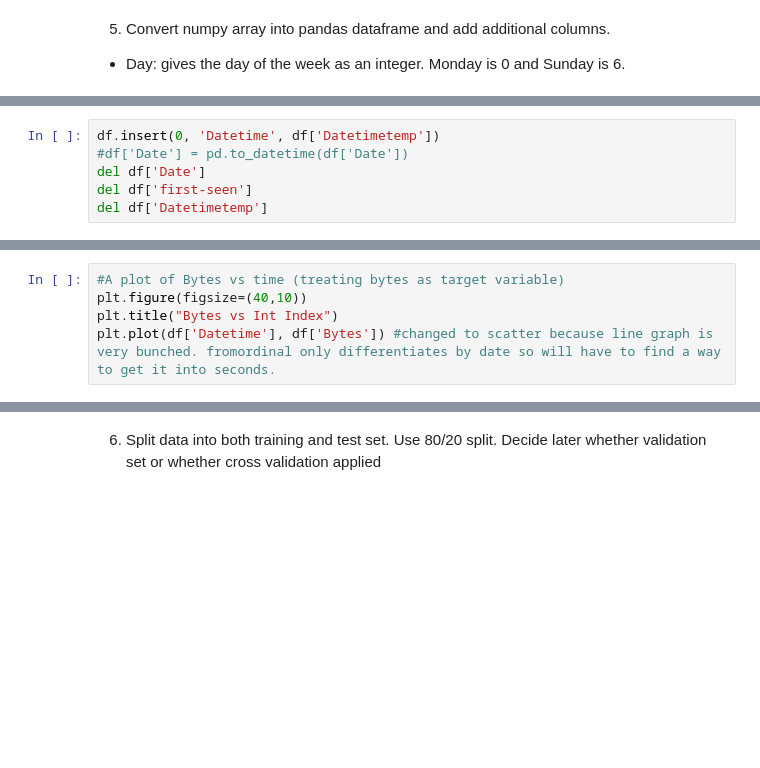
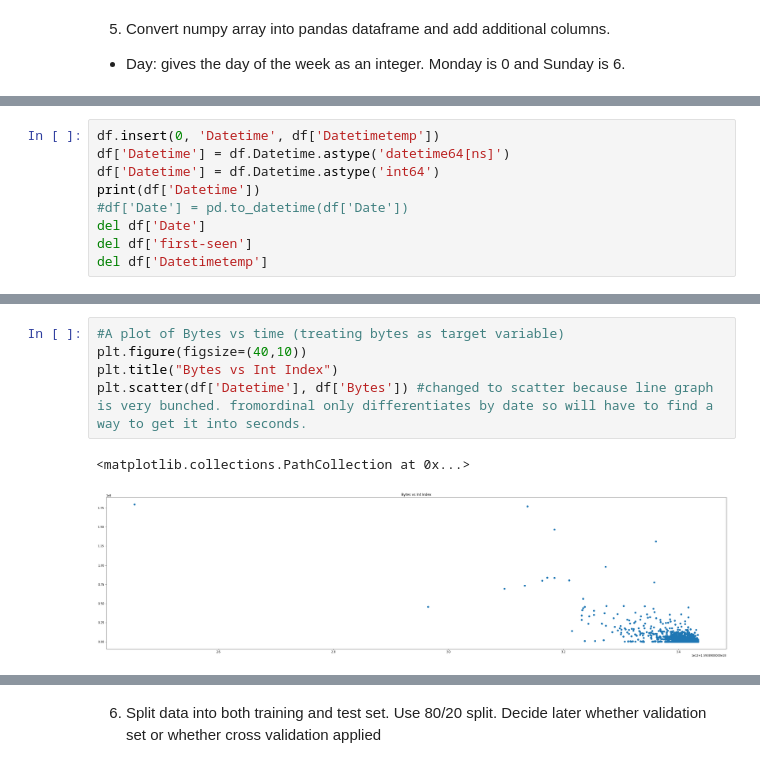
Before and after one commit to fle1scha/Deep-Learning-Network-Traffic-Prediction, a Jupyter notebook: DL4NTP.ipynb, the cells around one changed output, grey strips where cells are left out. Cells and saved outputs as stored; diff of their text form; blank space fills up the shorter version.

Commit message:
Datetime into milliseconds.

```diff
--- a/DL4NTP.ipynb
+++ b/DL4NTP.ipynb
@@ -125,5 +160,8 @@ df = df.astype({"Bpp": np.float64})
 # %%
 df.insert(0, 'Datetime', df['Datetimetemp'])
+df['Datetime'] = df.Datetime.astype('datetime64[ns]')
+df['Datetime'] = df.Datetime.astype('int64')
+print(df['Datetime'])
 #df['Date'] = pd.to_datetime(df['Date'])
 del df['Date']
 del df['first-seen']
@@ -145,8 +215,11 @@ category_df = pd.DataFrame(np.array(onehot))
 # %%
 #A plot of Bytes vs time (treating bytes as target variable)
 plt.figure(figsize=(40,10))
 plt.title("Bytes vs Int Index")
-plt.plot(df['Datetime'], df['Bytes']) #changed to scatter because line graph is very bunched. fromordinal only differentiates by date so will have to find a way to get it into seconds.
+plt.scatter(df['Datetime'], df['Bytes']) #changed to scatter because line graph is very bunched. fromordinal only differentiates by date so will have to find a way to get it into seconds.
+# %% [output]
+<matplotlib.collections.PathCollection at 0x...>
+[figure, added]
 # %%
 #display(df.dtypes)
 # Dropping the non numeric variables for now, need to find a way to encode them. Suggested: one-hot encoding. Could also be done in scaling step.
```
Also changed, not shown: parts of 24 cells of this notebook, 1 other file.
